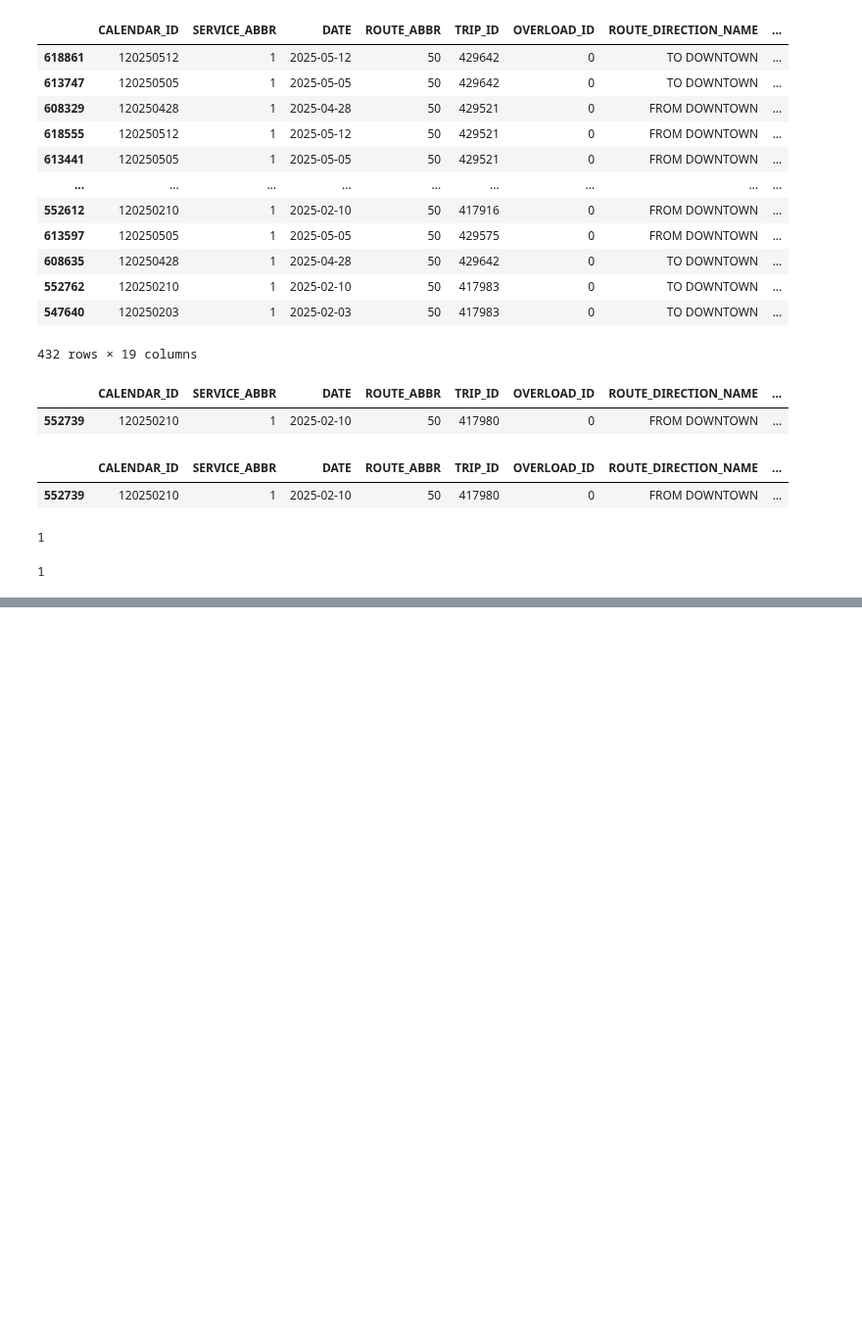
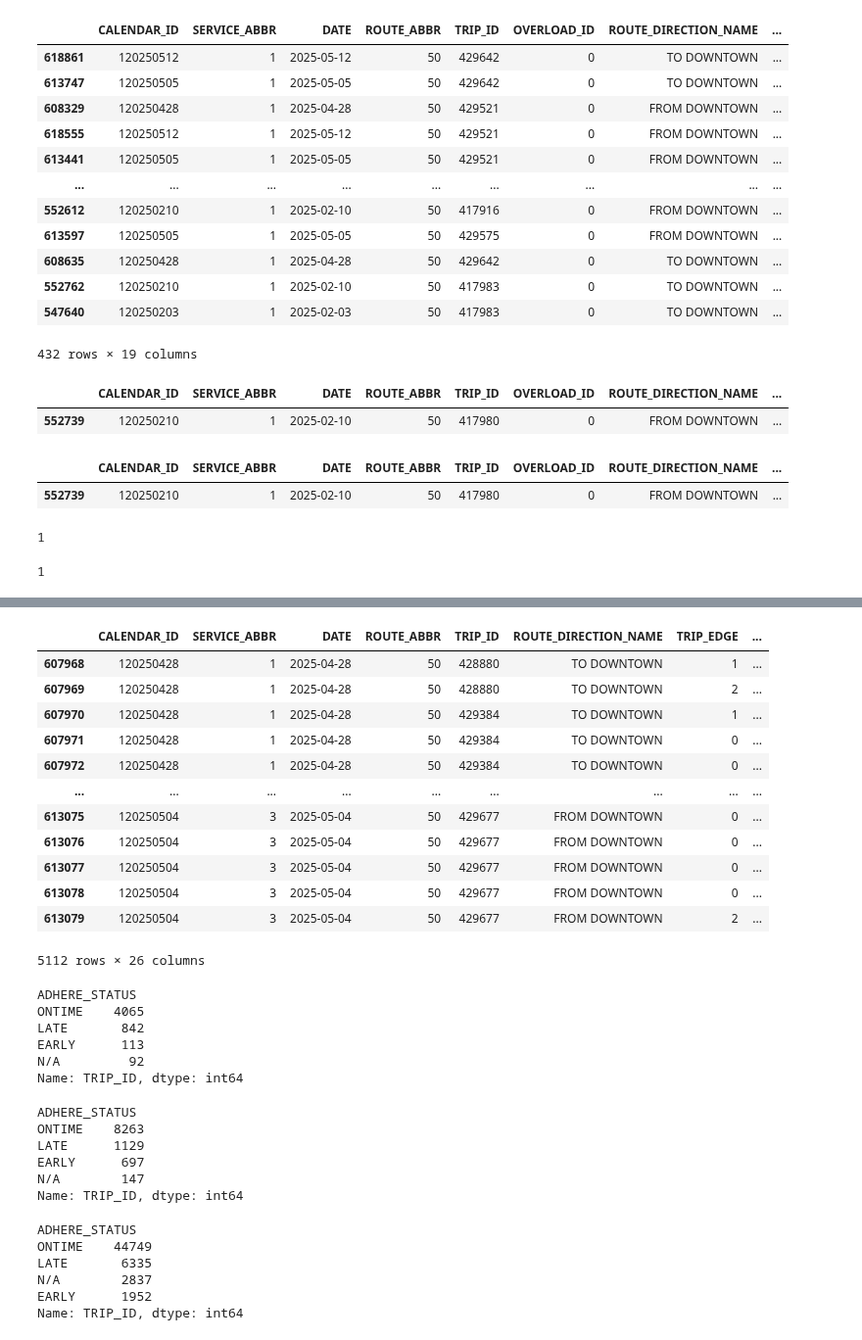
Before and after one commit to NSS-Data-Analytics-Cohort-14/wego-partnerproject-da14-v2-kshaffer93, a Jupyter notebook: notebooks/WeGo Data Introduction.ipynb, the cells around one changed output, grey strips where cells are left out. Shown at 98% size. Cells and saved outputs as stored; diff of their text form; code cells hidden in the pictures; blank space fills up the shorter version.

```diff
--- a/notebooks/WeGo Data Introduction.ipynb
+++ b/notebooks/WeGo Data Introduction.ipynb
@@ -404,0 +566,29 @@ true_tsp_view['ADHERENCE'].isna().sum()
+# %%
+Off = TSP_dates[TSP_dates['TSP_STATUS'] == 'TSP_OFF']
+# %%
+Off = Off.drop(columns=['ADHERENCE_ID', 'LONGITUDE', 'LATITUDE', 'IS_RELIEF', 'OVERLOAD_ID', 'OPERATOR', 'BLOCK_ABBR', 'TIME_POINT_ABBR', 'ROUTE_STOP_SEQUENCE'])
+# %%
+Off
+# %% [output]
+|  | CALENDAR_ID | SERVICE_ABBR | DATE | ROUTE_ABBR | TRIP_ID | ROUTE_DIRECTION_NAME | TRIP_EDGE | ... |
+| 607968 | 120250428 | 1 | 2025-04-28 | 50 | 428880 | TO DOWNTOWN | 1 | ... |
+| 607969 | 120250428 | 1 | 2025-04-28 | 50 | 428880 | TO DOWNTOWN | 2 | ... |
+| 607970 | 120250428 | 1 | 2025-04-28 | 50 | 429384 | TO DOWNTOWN | 1 | ... |
+| 607971 | 120250428 | 1 | 2025-04-28 | 50 | 429384 | TO DOWNTOWN | 0 | ... |
+| 607972 | 120250428 | 1 | 2025-04-28 | 50 | 429384 | TO DOWNTOWN | 0 | ... |
+| ... | ... | ... | ... | ... | ... | ... | ... | ... |
+| 613075 | 120250504 | 3 | 2025-05-04 | 50 | 429677 | FROM DOWNTOWN | 0 | ... |
+| 613076 | 120250504 | 3 | 2025-05-04 | 50 | 429677 | FROM DOWNTOWN | 0 | ... |
+| 613077 | 120250504 | 3 | 2025-05-04 | 50 | 429677 | FROM DOWNTOWN | 0 | ... |
+| 613078 | 120250504 | 3 | 2025-05-04 | 50 | 429677 | FROM DOWNTOWN | 0 | ... |
+| 613079 | 120250504 | 3 | 2025-05-04 | 50 | 429677 | FROM DOWNTOWN | 2 | ... |
+5112 rows × 26 columns
+# %%
+Off.groupby('ADHERE_STATUS')['TRIP_ID'].count().sort_values(ascending=False)
+# %% [output]
+ADHERE_STATUS
+ONTIME    4065
+LATE       842
+EARLY      113
+N/A         92
+Name: TRIP_ID, dtype: int64
@@ -404,0 +597,9 @@ true_tsp_view['ADHERENCE'].isna().sum()
+# %%
+Uncond.groupby('ADHERE_STATUS')['TRIP_ID'].count().sort_values(ascending=False)
+# %% [output]
+ADHERE_STATUS
+ONTIME    8263
+LATE      1129
+EARLY      697
+N/A        147
+Name: TRIP_ID, dtype: int64
@@ -404,0 +608,9 @@ true_tsp_view['ADHERENCE'].isna().sum()
+# %%
+Cond.groupby('ADHERE_STATUS')['TRIP_ID'].count().sort_values(ascending=False)
+# %% [output]
+ADHERE_STATUS
+ONTIME    44749
+LATE       6335
+N/A        2837
+EARLY      1952
+Name: TRIP_ID, dtype: int64
```
Also changed, not shown: parts of 26 cells of this notebook.
